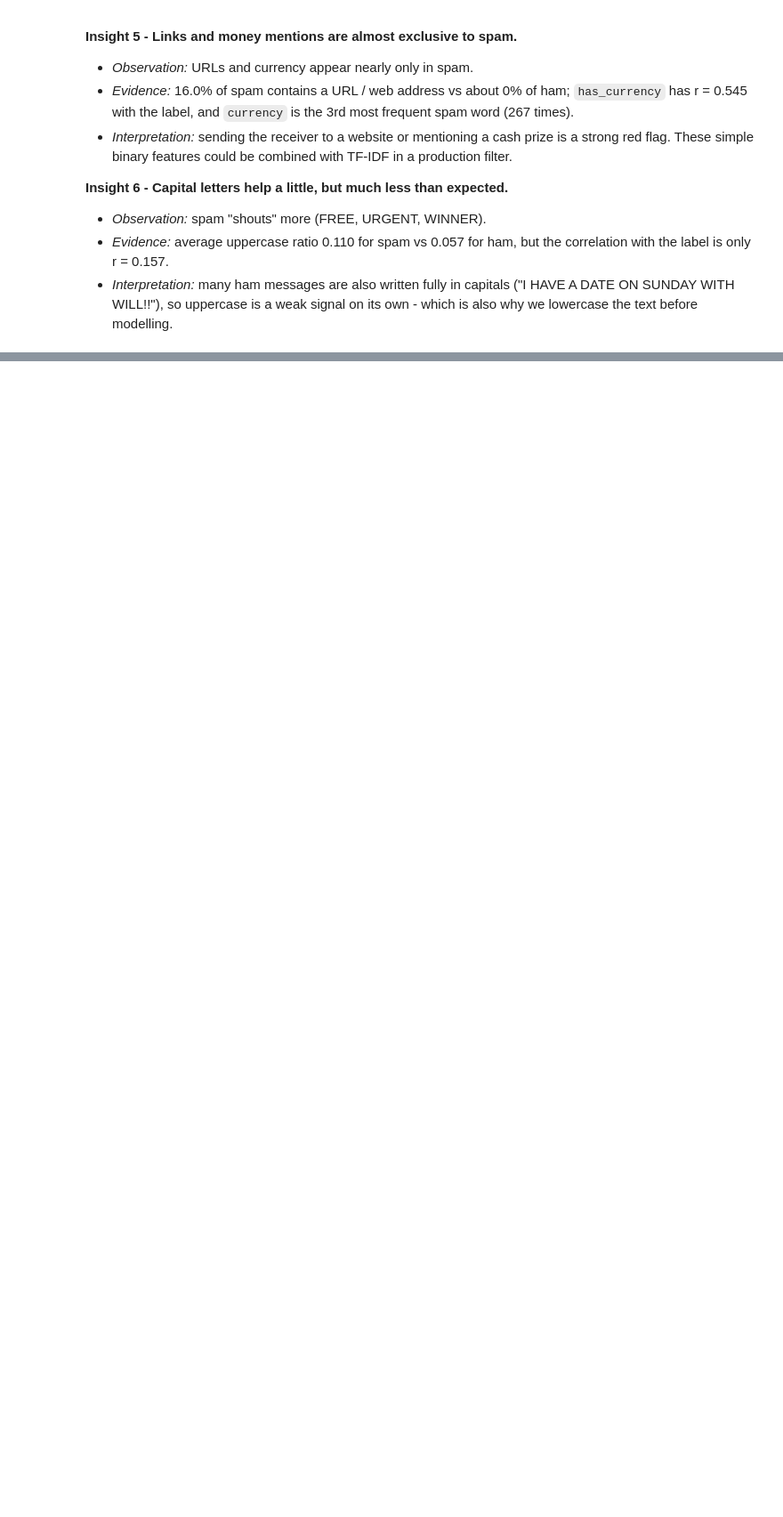
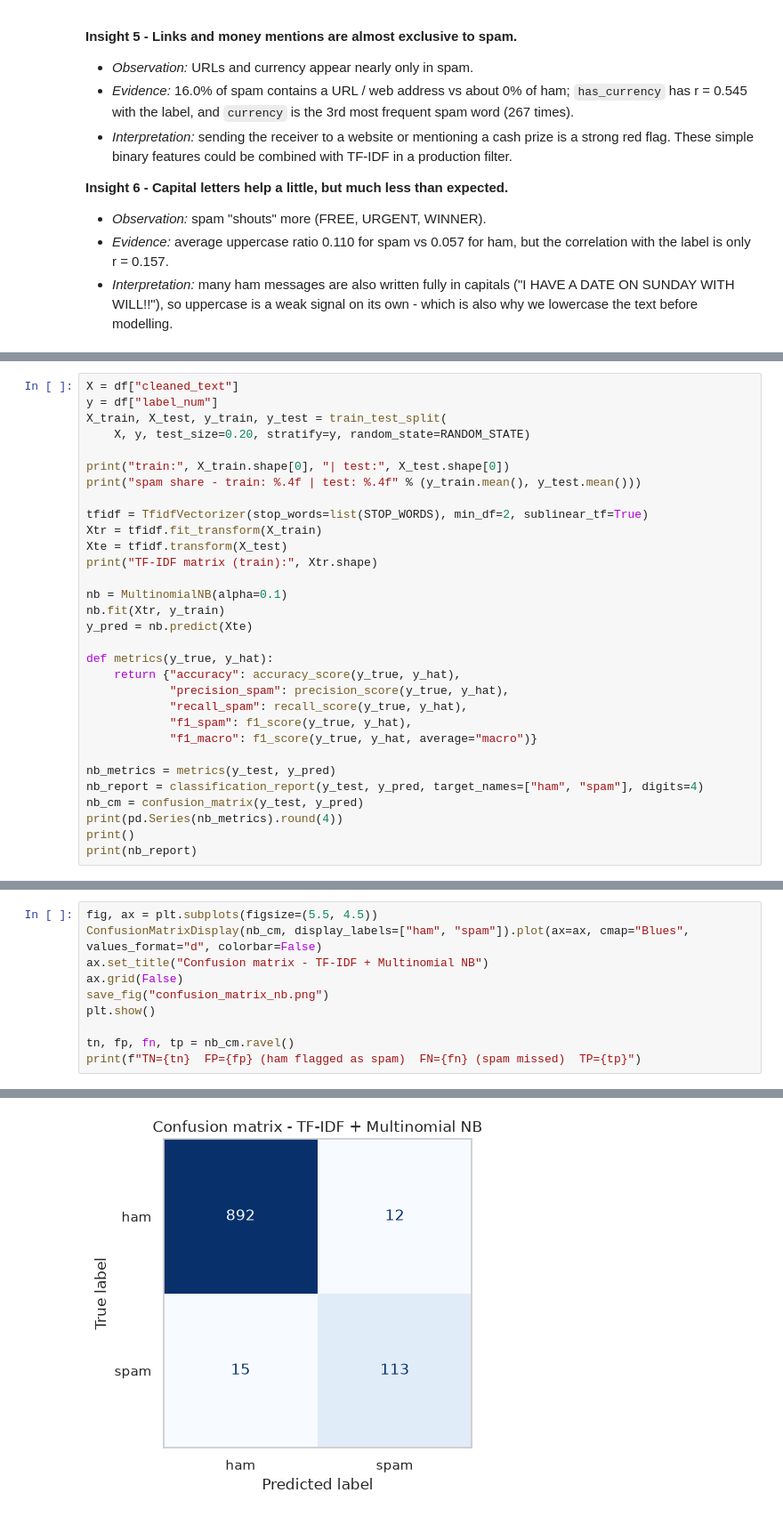
Before and after one commit to ahmeddshaban/bd-a1, a Jupyter notebook: notebook/analysis.ipynb, the cells around one changed output, grey strips where cells are left out. Shown at 89% size. Saved outputs shown, nothing was run; the diff lists cells and outputs as text; blank space fills up the shorter version.

Commit message:
Add TF-IDF Naive Bayes classification, K-Means clustering and saved outputs

```diff
--- a/notebook/analysis.ipynb
+++ b/notebook/analysis.ipynb
@@ -891,0 +899,31 @@ pd.Series(evidence, name="value").to_frame()
+# %%
+X = df["cleaned_text"]
+y = df["label_num"]
+X_train, X_test, y_train, y_test = train_test_split(
+    X, y, test_size=0.20, stratify=y, random_state=RANDOM_STATE)
+
+print("train:", X_train.shape[0], "| test:", X_test.shape[0])
+print("spam share - train: %.4f | test: %.4f" % (y_train.mean(), y_test.mean()))
+
+tfidf = TfidfVectorizer(stop_words=list(STOP_WORDS), min_df=2, sublinear_tf=True)
+Xtr = tfidf.fit_transform(X_train)
+Xte = tfidf.transform(X_test)
+print("TF-IDF matrix (train):", Xtr.shape)
+
+nb = MultinomialNB(alpha=0.1)
+nb.fit(Xtr, y_train)
+y_pred = nb.predict(Xte)
+
+def metrics(y_true, y_hat):
+    return {"accuracy": accuracy_score(y_true, y_hat),
+            "precision_spam": precision_score(y_true, y_hat),
+            "recall_spam": recall_score(y_true, y_hat),
+            "f1_spam": f1_score(y_true, y_hat),
+            "f1_macro": f1_score(y_true, y_hat, average="macro")}
+
+nb_metrics = metrics(y_test, y_pred)
+nb_report = classification_report(y_test, y_pred, target_names=["ham", "spam"], digits=4)
+nb_cm = confusion_matrix(y_test, y_pred)
+print(pd.Series(nb_metrics).round(4))
+print()
+print(nb_report)
@@ -891,0 +949,11 @@ pd.Series(evidence, name="value").to_frame()
+# %%
+fig, ax = plt.subplots(figsize=(5.5, 4.5))
+ConfusionMatrixDisplay(nb_cm, display_labels=["ham", "spam"]).plot(ax=ax, cmap="Blues", values_format="d", colorbar=False)
+ax.set_title("Confusion matrix - TF-IDF + Multinomial NB")
+ax.grid(False)
+save_fig("confusion_matrix_nb.png")
+plt.show()
+
+tn, fp, fn, tp = nb_cm.ravel()
+print(f"TN={tn}  FP={fp} (ham flagged as spam)  FN={fn} (spam missed)  TP={tp}")
+# %% [output]
@@ -891,0 +961 @@ pd.Series(evidence, name="value").to_frame()
+[figure, added]
```
Also changed, not shown: parts of 25 cells of this notebook, 12 other files.
